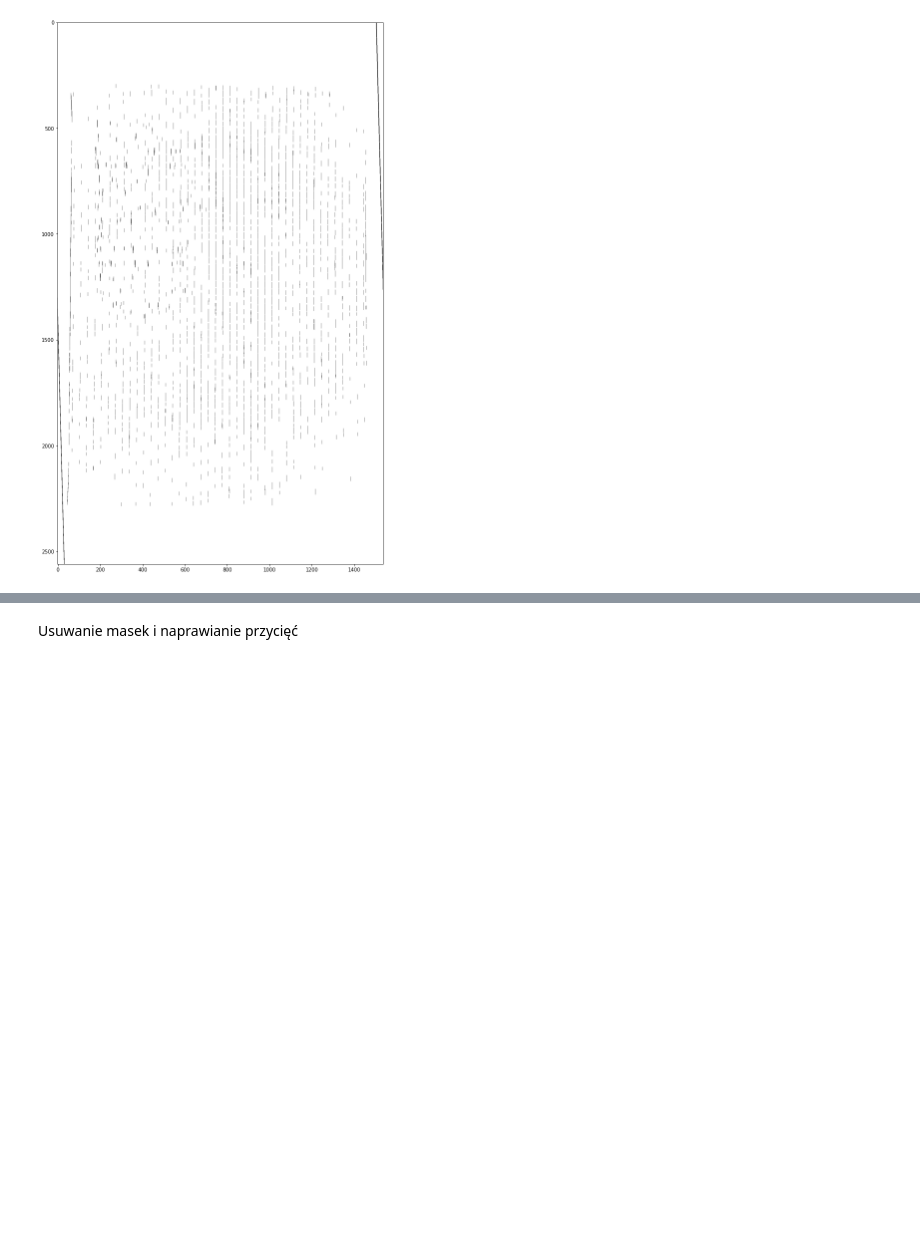
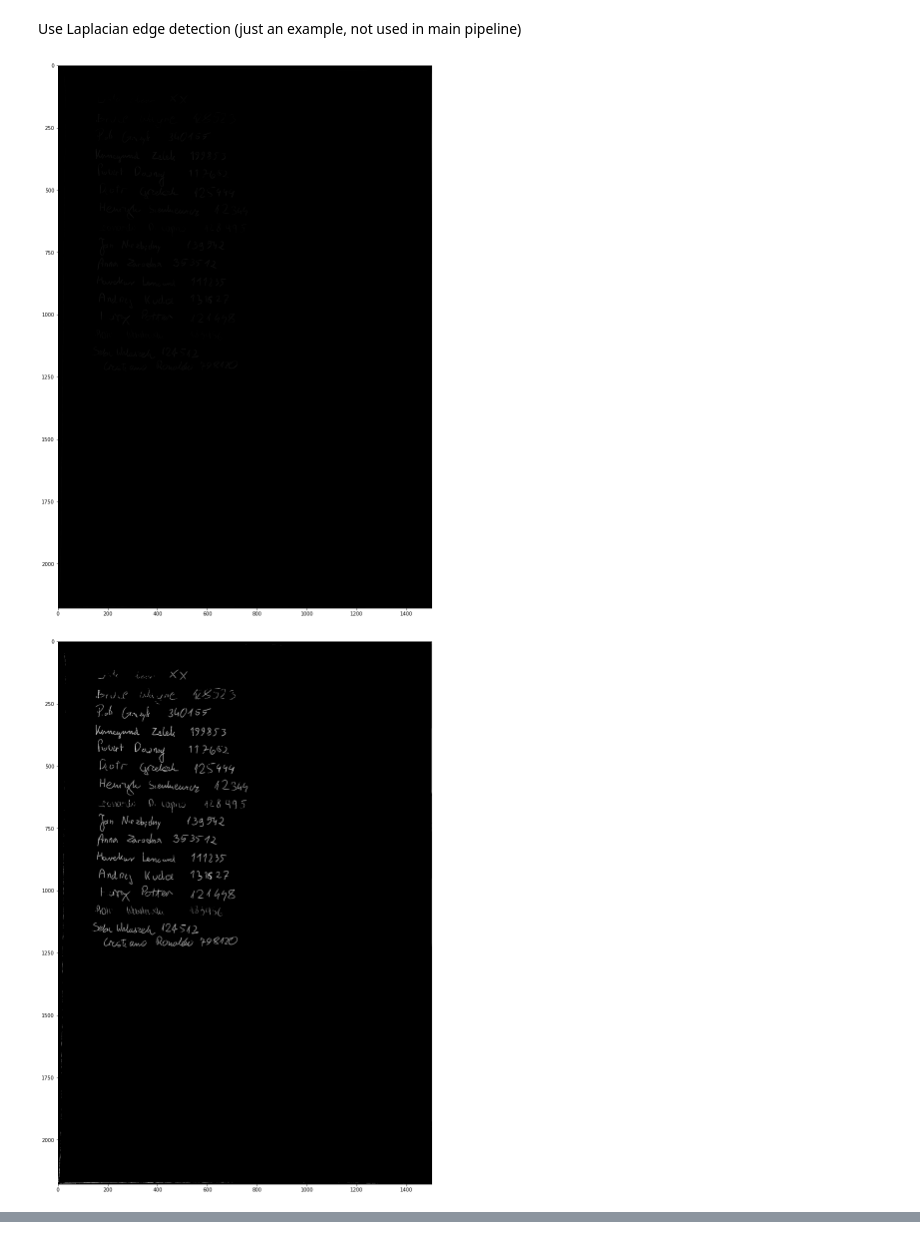
Before and after one commit to PUT-II/Computer-Vision-Project-2, a Jupyter notebook: test_notebooks/remove_lines.ipynb, the cells around one changed output, grey strips where cells are left out. Saved outputs shown, nothing was run; the diff lists cells and outputs as text; code cells hidden in the pictures; blank space fills up the shorter version.

```diff
--- a/test_notebooks/remove_lines.ipynb
+++ b/test_notebooks/remove_lines.ipynb
@@ -34,10 +30,7 @@ Poziome linie
 # %%
-horizontal_structure = cv.getStructuringElement(cv.MORPH_RECT, (16, 1))
-horizontal_mask = cv.morphologyEx(thresh, cv.MORPH_OPEN, horizontal_structure)
-
-horizontal_mask = cv.bitwise_not(horizontal_mask)
+image_orig = cv.imread('straightened.png', cv.IMREAD_GRAYSCALE)
 
 plt.figure(figsize=(20, 20))
-plt.imshow(horizontal_mask, cmap='gray')
+plt.imshow(image_orig, cmap='gray')
 plt.show()
 # %% [output]
@@ -46,0 +40,7 @@ Pionowe linie
+# %%
+# https://docs.opencv.org/master/d1/d79/group__photo__denoise.html#ga4c6b0031f56ea3f98f768881279ffe93
+image = cv.fastNlMeansDenoising(image_orig, None, 30, 5, 21)
+
+plt.figure(figsize=(20, 20))
+plt.imshow(image, cmap='gray')
+plt.show()
@@ -46,0 +51,13 @@ Pionowe linie
+# %%
+sobelx = cv.Sobel(image, cv.CV_8U, 1, 0, ksize=3)
+sobely = cv.Sobel(image, cv.CV_8U, 0, 1, ksize=3)
+
+sobelx = cv.fastNlMeansDenoising(sobelx, None, 15, 5, 21)
+sobely = cv.fastNlMeansDenoising(sobely, None, 15, 5, 21)
+
+sobel = cv.add(sobelx, sobely)
+_, sobel = cv.threshold(sobel, 32, 255, cv.THRESH_BINARY)
+
+plt.figure(figsize=(20, 20))
+plt.imshow(sobel, cmap='gray')
+plt.show()
@@ -47,12 +70,13 @@ Pionowe linie
+# %% [markdown]
+Use Laplacian edge detection (just an example, not used in main pipeline)
 # %%
-vertical_structure = cv.getStructuringElement(cv.MORPH_RECT, (1, 16))
-vertical_mask = cv.morphologyEx(thresh, cv.MORPH_OPEN, vertical_structure)
+laplacian = cv.Laplacian(image, cv.CV_8U)
 
-# Contours are easier to detect on reverted mask
-vertical_mask = cv.bitwise_not(vertical_mask)
+_, laplacian = cv.threshold(laplacian, 8, 255, cv.THRESH_BINARY)
 
 plt.figure(figsize=(20, 20))
-plt.imshow(vertical_mask, cmap='gray')
+plt.imshow(laplacian, cmap='gray')
 plt.show()
 # %% [output]
-[figure, old version]
+[figure, new version]
+[figure, added]
@@ -59,2 +83,0 @@ plt.show()
-# %% [markdown]
-Usuwanie masek i naprawianie przycięć
```
Also changed, not shown: parts of 18 cells of this notebook, 3 other files.
